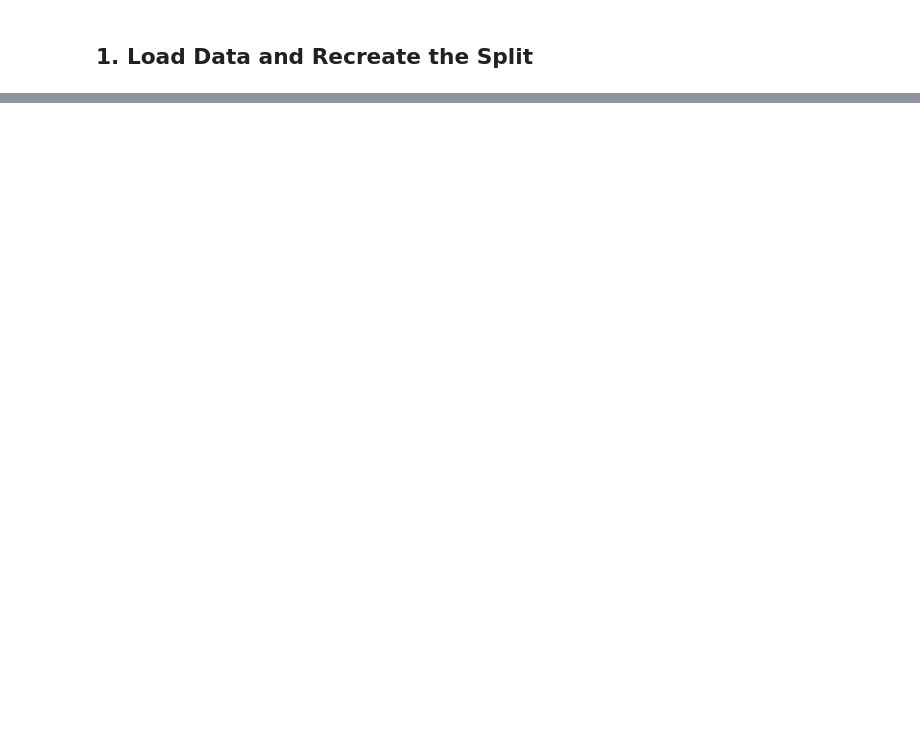
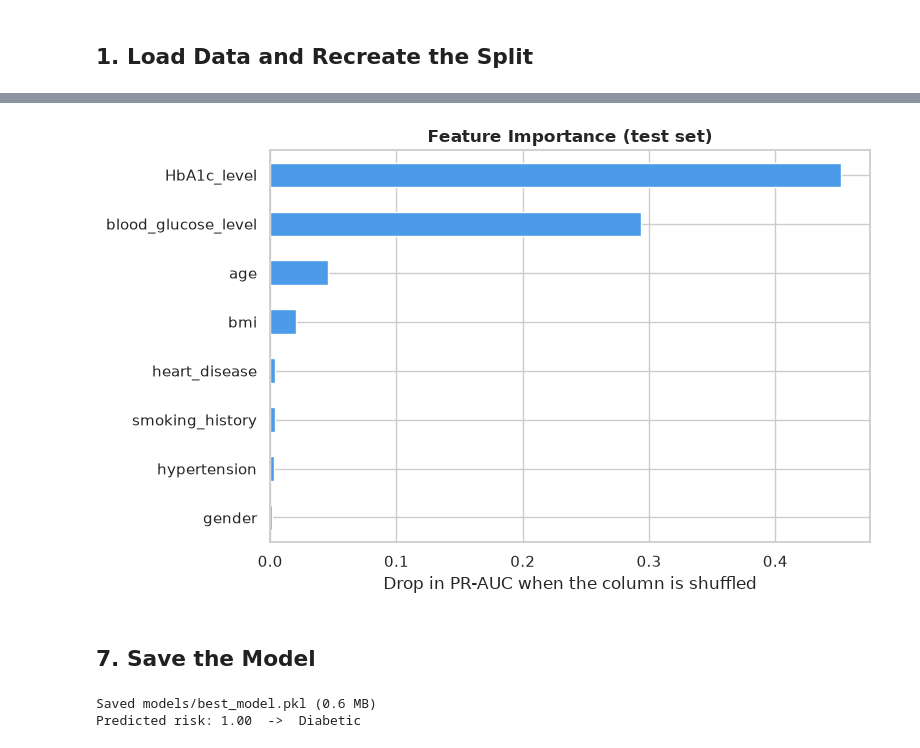
Before and after one commit to tracymuhoozi/machineLearningAssignment, a Jupyter notebook: notebooks/Evaluation/evaluation.ipynb, the cells around one changed output, grey strips where cells are left out. Saved outputs shown, nothing was run; the diff lists cells and outputs as text; code cells hidden in the pictures; blank space fills up the shorter version.

```diff
--- a/notebooks/Evaluation/evaluation.ipynb
+++ b/notebooks/Evaluation/evaluation.ipynb
@@ -58,0 +118,22 @@ print(f'Diabetic rate train: {y_train.mean():.3f} test: {y_test.mean():.3f}')
+# %%
+# Read the comparison table saved by modeling.ipynb
+RESULTS_PATH = '../../reports/model_comparison.csv'
+assert os.path.exists(RESULTS_PATH), 'Run modeling.ipynb first so model_comparison.csv exists'
+
+results_df = pd.read_csv(RESULTS_PATH)
+
+# Rank all real models by PR-AUC (the baseline is excluded)
+candidates = (results_df[results_df['model'] != 'Dummy (baseline)']
+              .sort_values('pr_auc', ascending=False)
+              .reset_index(drop=True))
+print('Top 3 by PR-AUC (cross-validation on the training set):')
+display(candidates.head(3))
+
+best_row = candidates.iloc[0]
+BEST_MODEL_NAME = best_row['model']
+BEST_STRATEGY = best_row['strategy']
+
+# To choose a different row yourself, uncomment and edit these two lines:
+# BEST_MODEL_NAME, BEST_STRATEGY = 'XGBoost', 'none'
+
+print(f"\nSelected: {BEST_MODEL_NAME} with strategy '{BEST_STRATEGY}'")
@@ -58,0 +315,49 @@ print(f'Diabetic rate train: {y_train.mean():.3f} test: {y_test.mean():.3f}')
+# %%
+perm = permutation_importance(final_pipeline, X_test, y_test,
+                              scoring='average_precision', n_repeats=5,
+                              random_state=RANDOM_STATE, n_jobs=-1)
+
+importance = pd.Series(perm.importances_mean, index=X_test.columns).sort_values()
+
+plt.figure(figsize=(8, 5))
+importance.plot.barh(color='#4C9BE8')
+plt.xlabel('Drop in PR-AUC when the column is shuffled')
+plt.title('Feature Importance (test set)', fontweight='bold')
+plt.tight_layout()
+plt.savefig('../../images/feature_importance.png', dpi=150, bbox_inches='tight')
+plt.show()
+# %% [output]
+[figure, added]
+# %% [markdown]
+## 7. Save the Model
+# %%
+# Save the full pipeline (preprocessing + model) with its chosen cutoff
+artifact = {
+    'pipeline': final_pipeline,
+    'threshold': best_threshold,
+    'features': list(X_train.columns),
+    'model_name': BEST_MODEL_NAME,
+    'strategy': BEST_STRATEGY,
+}
+joblib.dump(artifact, '../../models/best_model.pkl')
+
+# Save the final scores for the report
+final_results.to_csv('../../reports/final_results.csv', index=False)
+
+size_mb = os.path.getsize('../../models/best_model.pkl') / 1e6
+print(f'Saved models/best_model.pkl ({size_mb:.1f} MB)')
+
+# Test: reload the model and predict for a new patient
+loaded = joblib.load('../../models/best_model.pkl')
+new_patient = pd.DataFrame([{
+    'gender': 'Female', 'age': 54.0, 'hypertension': 0, 'heart_disease': 0,
+    'smoking_history': 'never', 'bmi': 27.3,
+    'HbA1c_level': 6.8, 'blood_glucose_level': 160,
+}])[loaded['features']]
+
+risk = loaded['pipeline'].predict_proba(new_patient)[0, 1]
+label = 'Diabetic' if risk >= loaded['threshold'] else 'Not diabetic'
+print(f'Predicted risk: {risk:.2f}  ->  {label}')
+# %% [output]
+Saved models/best_model.pkl (0.6 MB)
+Predicted risk: 1.00  ->  Diabetic
```
Also changed, not shown: parts of 14 cells of this notebook, 8 other files.
